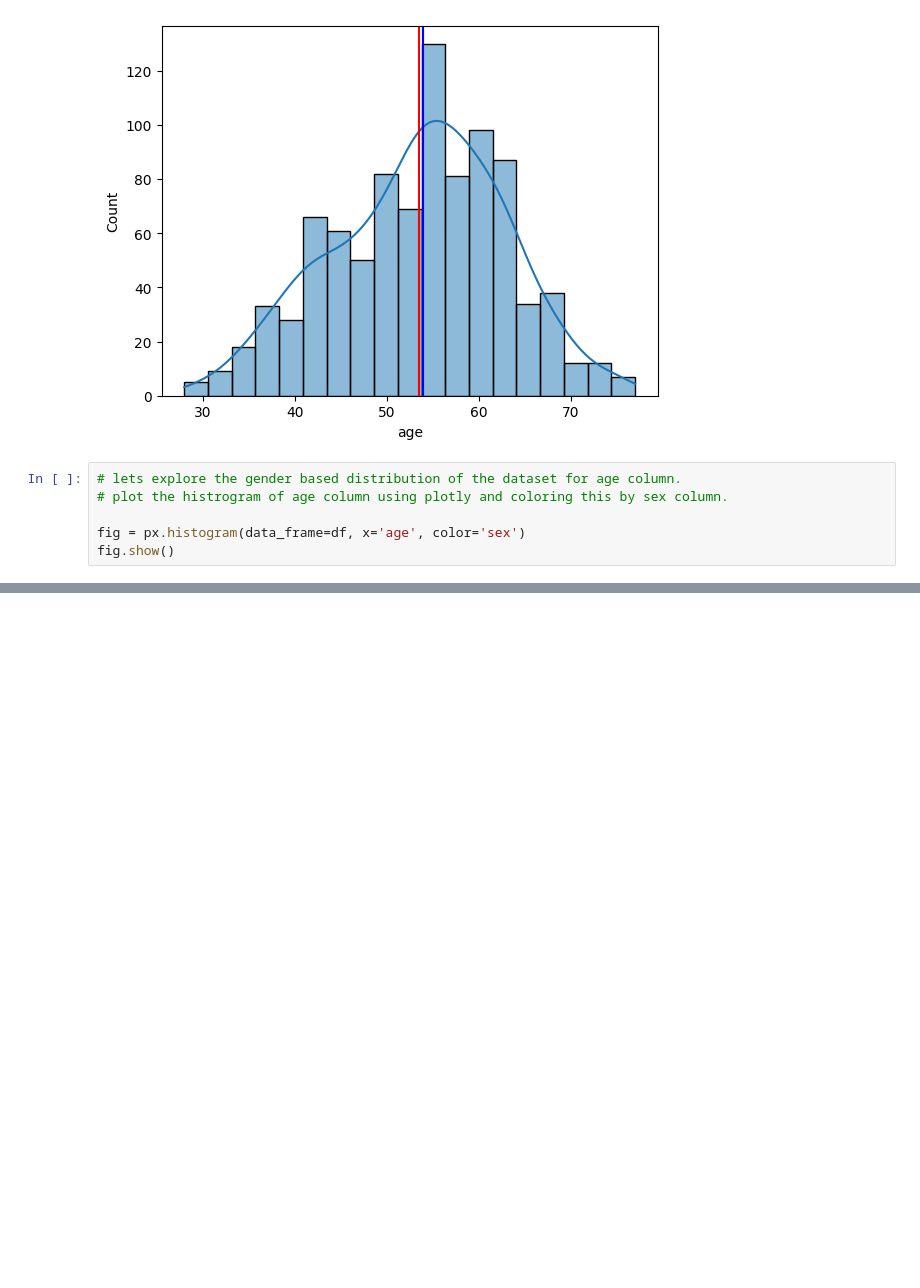
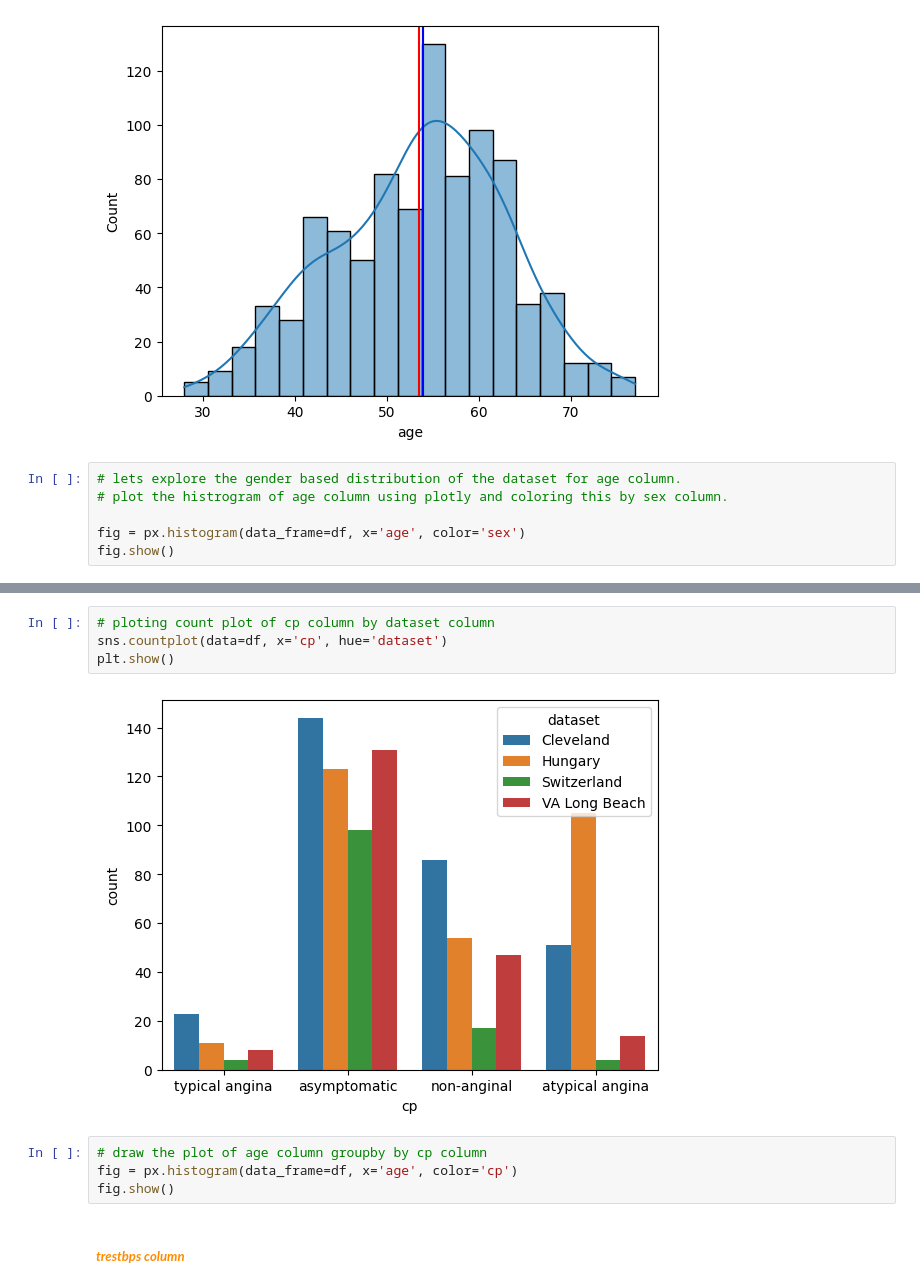
Before and after one commit to sherazAhmed-ipynb/ML-Pipeline-Hub, a Jupyter notebook: ml_projects/heartDisease/main.ipynb, the cells around one changed output, grey strips where cells are left out. Cells and saved outputs as stored; diff of their text form; blank space fills up the shorter version.

```diff
--- a/ml_projects/heartDisease/main.ipynb
+++ b/ml_projects/heartDisease/main.ipynb
@@ -122,0 +278,12 @@ fig.show()
+# %%
+# ploting count plot of cp column by dataset column
+sns.countplot(data=df, x='cp', hue='dataset')
+plt.show()
+# %% [output]
+[figure, added]
+# %%
+# draw the plot of age column groupby by cp column
+fig = px.histogram(data_frame=df, x='age', color='cp')
+fig.show()
+# %% [markdown]
+##### ***<span style= "color:#FF8C00;">trestbps column </span>***
```
Also changed, not shown: parts of 34 cells of this notebook.
